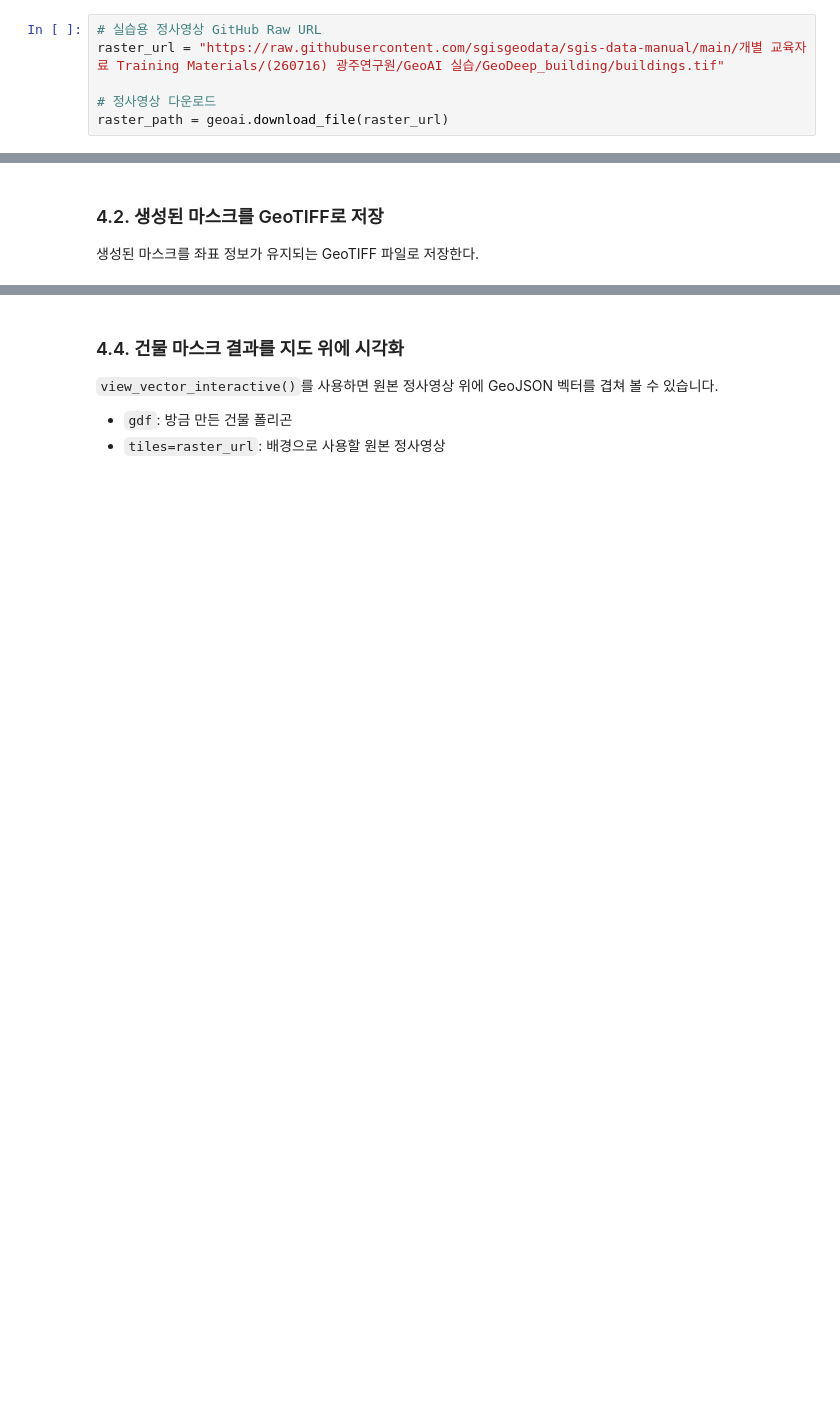
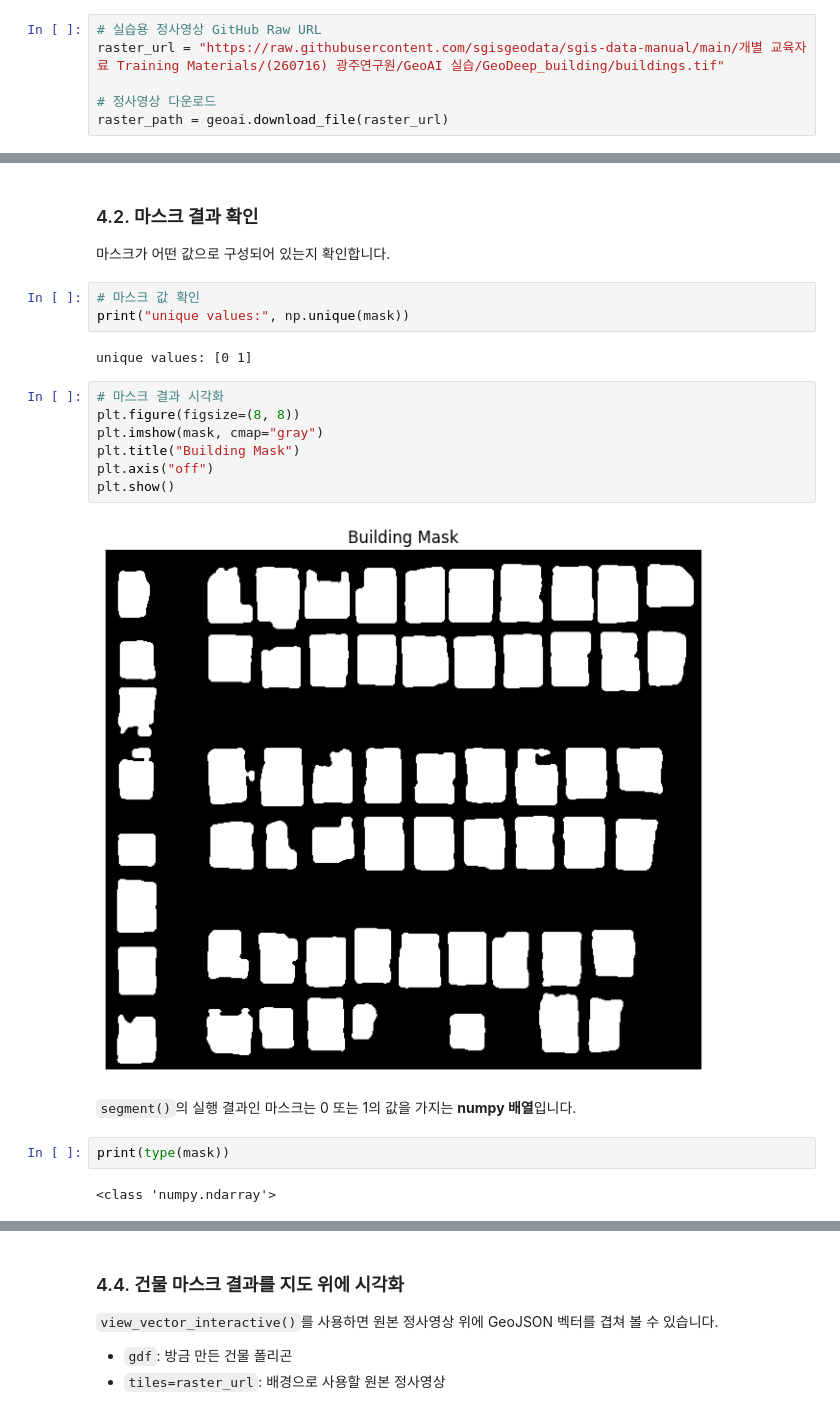
Before and after one commit to sgisgeodata/sgis-data-manual, a Jupyter notebook: 개별 교육자료 Training Materials/(260716) 광주연구원/GeoAI 실습/GeoDeep_building/geodeep_gwangju.ipynb, the cells around one changed output, grey strips where cells are left out. Cells and saved outputs as stored; diff of their text form; blank space fills up the shorter version.

```diff
--- a/개별 교육자료 Training Materials/(260716) 광주연구원/GeoAI 실습/GeoDeep_building/geodeep_gwangju.ipynb
+++ b/개별 교육자료 Training Materials/(260716) 광주연구원/GeoAI 실습/GeoDeep_building/geodeep_gwangju.ipynb
@@ -92,4 +113,23 @@ mask = segment(raster_path, 'buildings')
-# %% [markdown]
-### 4.2. 생성된 마스크를 GeoTIFF로 저장
-
-생성된 마스크를 좌표 정보가 유지되는 GeoTIFF 파일로 저장한다.
+# %% [markdown]
+### 4.2. 마스크 결과 확인
+마스크가 어떤 값으로 구성되어 있는지 확인합니다.
+# %%
+# 마스크 값 확인
+print("unique values:", np.unique(mask))
+# %% [output]
+unique values: [0 1]
+# %%
+# 마스크 결과 시각화
+plt.figure(figsize=(8, 8))
+plt.imshow(mask, cmap="gray")
+plt.title("Building Mask")
+plt.axis("off")
+plt.show()
+# %% [output]
+[figure, added]
+# %% [markdown]
+`segment()`의 실행 결과인 마스크는 0 또는 1의 값을 가지는 **numpy 배열**입니다.
+# %%
+print(type(mask))
+# %% [output]
+<class 'numpy.ndarray'>
```
Also changed, not shown: parts of 31 cells of this notebook.
